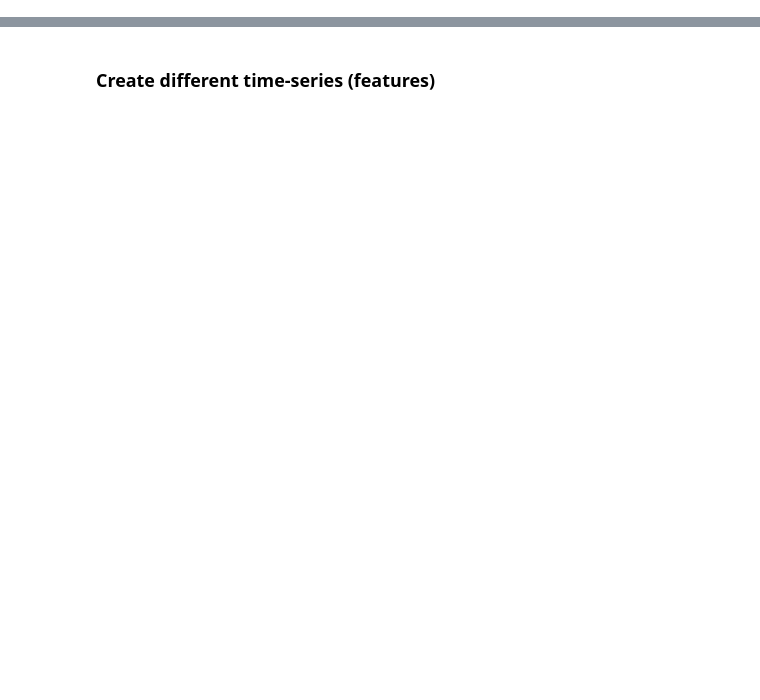
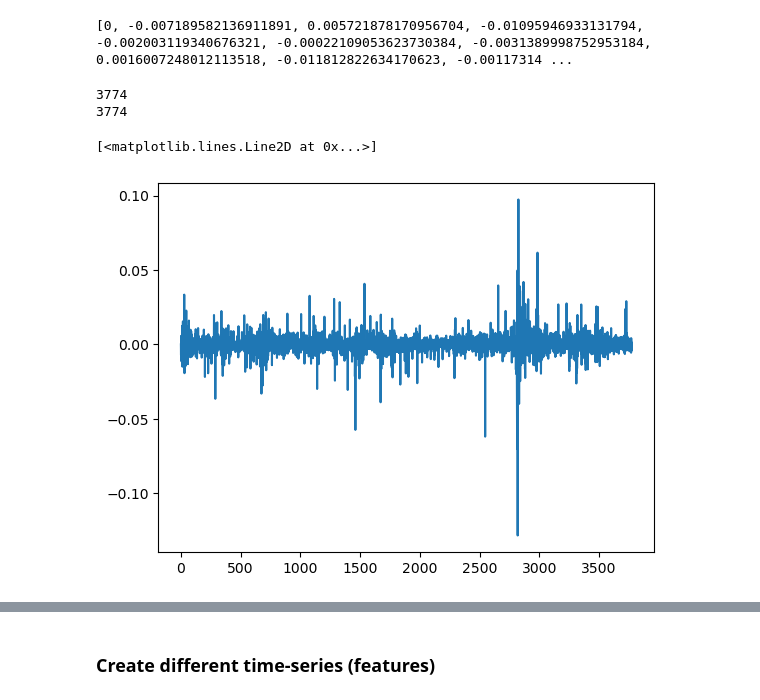
Before and after one commit to Frederik135/NN_Forecasting, a Jupyter notebook: preprocessing.ipynb, the cells around one changed output, grey strips where cells are left out. Saved outputs shown, nothing was run; the diff lists cells and outputs as text; code cells hidden in the pictures; blank space fills up the shorter version.

```diff
--- a/preprocessing.ipynb
+++ b/preprocessing.ipynb
@@ -5,0 +76,19 @@ stock_df = yf.download(stock_ticker, start=start_date, end=end_date)
+# %%
+# 1. Today's open minus yesterday's close [%]
+
+t_open_y_close = [(stock_df['Open'].iloc[i] - stock_df['Close'].iloc[i-1]) / stock_df['Close'].iloc[i-1] for i in range(1,len(stock_df))]
+t_open_y_close = [0] + t_open_y_close
+print(t_open_y_close)
+# %% [output]
+[0, -0.007189582136911891, 0.005721878170956704, -0.01095946933131794, -0.002003119340676321, -0.00022109053623730384, -0.0031389998752953184, 0.0016007248012113518, -0.011812822634170623, -0.00117314 ...
+# %%
+print(len(stock_df))
+print(len(t_open_y_close))
+# %% [output]
+3774
+3774
+# %%
+plt.plot(t_open_y_close)
+# %% [output]
+[<matplotlib.lines.Line2D at 0x...>]
+[figure, added]
```
Also changed, not shown: parts of 15 cells of this notebook, 1 other file.
